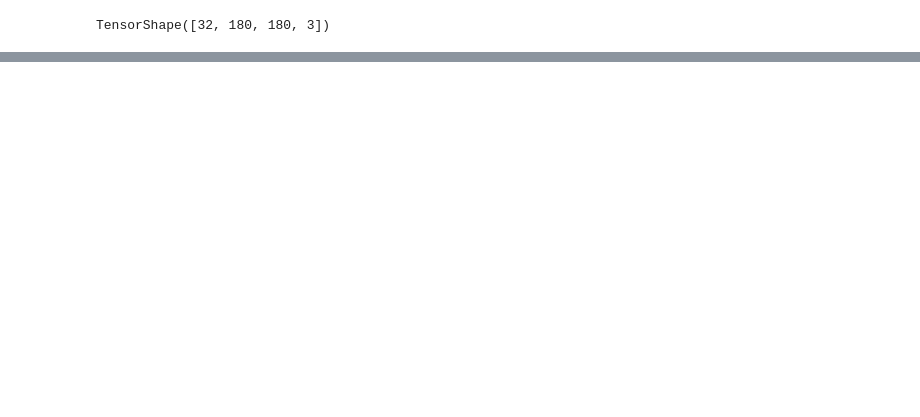
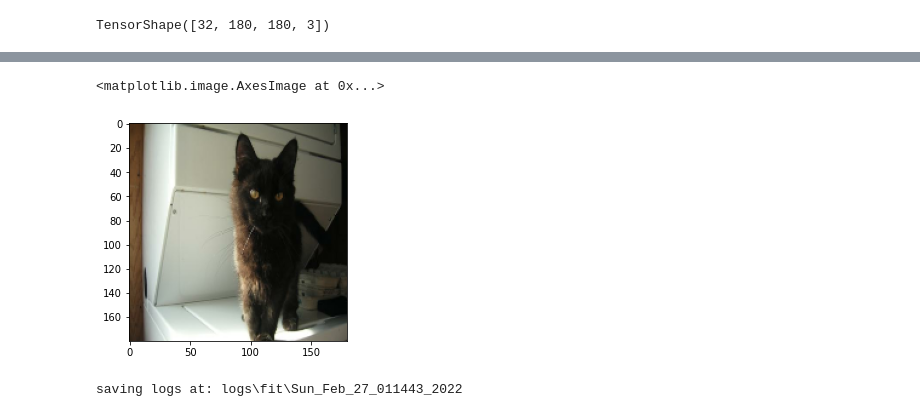
Before and after one commit to vinodgoel/CNN-classifier-FSDS, a Jupyter notebook: research_env/CNN_example.ipynb, the cells around one changed output, grey strips where cells are left out. Drawn from its saved outputs; the diff is of its cells as text; code cells hidden in the pictures; blank space fills up the shorter version.

```diff
--- a/research_env/CNN_example.ipynb
+++ b/research_env/CNN_example.ipynb
@@ -159,3 +180,8 @@ TensorShape([32, 180, 180, 3])
+# %%
+plt.imshow(np.reshape(images[0,:,:,:],(180,180,3))/255)
+# %% [output]
+<matplotlib.image.AxesImage at 0x...>
+[figure, added]
 # %%
 import numpy as np
 # %%
@@ -164,0 +197,12 @@ with file_writer.as_default():
+# %%
+import time
+
+def get_log_path(base_log_dir=os.path.join("logs","fit")):
+  uniqueName = time.asctime().replace(" ", "_").replace(":", "")
+  log_path = os.path.join(base_log_dir, uniqueName)
+  print(f"saving logs at: {log_path}")
+  return log_path
+
+log_dir = get_log_path()
+# %% [output]
+saving logs at: logs\fit\Sun_Feb_27_011443_2022
```
Also changed, not shown: parts of 21 cells of this notebook.
